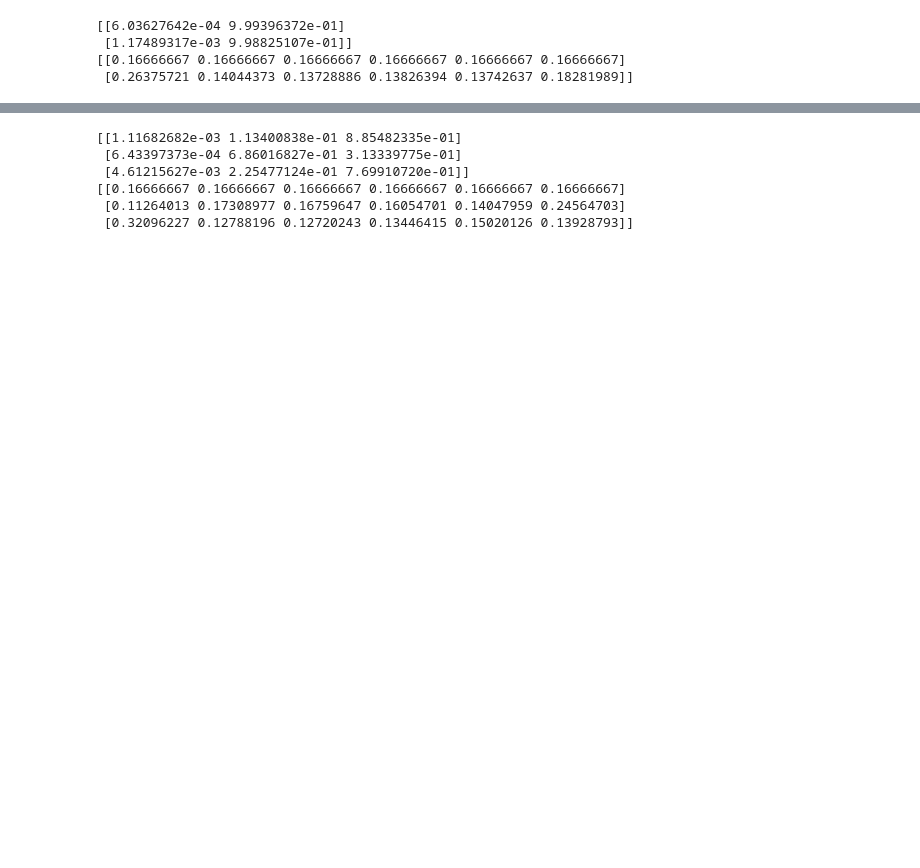
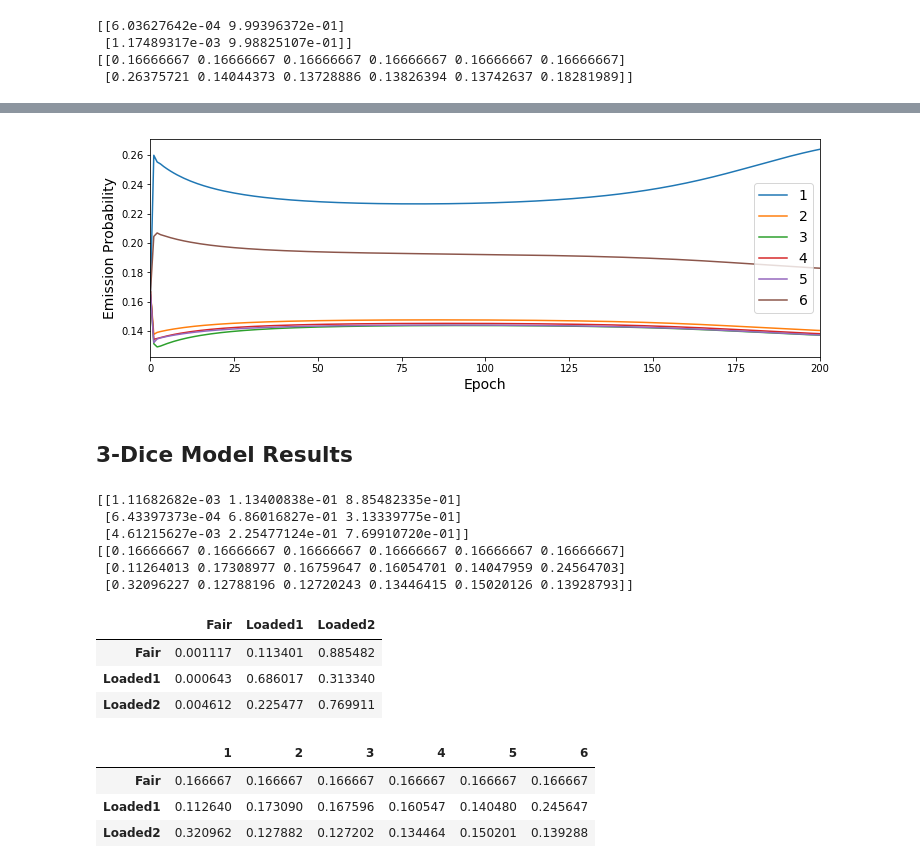
Before and after one commit to nyjgary/probabilistic-graphical-models, a Jupyter notebook: hwk2-hmm/hw2_code.ipynb, the cells around one changed output, grey strips where cells are left out. Drawn from its saved outputs; the diff is of its cells as text; code cells hidden in the pictures; blank space fills up the shorter version.

```diff
--- a/hwk2-hmm/hw2_code.ipynb
+++ b/hwk2-hmm/hw2_code.ipynb
@@ -156 +191,18 @@ print(model_2d.B)
+# %%
+eprob_2d = pd.DataFrame({
+    1: [v[1,0] for (k,v) in emission_probs_2d.items()],
+    2: [v[1,1] for (k,v) in emission_probs_2d.items()],
+    3: [v[1,2] for (k,v) in emission_probs_2d.items()],
+    4: [v[1,3] for (k,v) in emission_probs_2d.items()],
+    5: [v[1,4] for (k,v) in emission_probs_2d.items()],
+    6: [v[1,5] for (k,v) in emission_probs_2d.items()]})
+
+eprob_2d.plot(kind='line', figsize=(12,4))
+plt.ylabel('Emission Probability', fontsize=14)
+plt.xlabel('Epoch', fontsize=14)
+plt.legend(fontsize=14);
+# %% [output]
+[figure, added]
+# %% [markdown]
+## 3-Dice Model Results
 # %%
@@ -175,3 +227,19 @@ print(model_3d.B)
 [[0.16666667 0.16666667 0.16666667 0.16666667 0.16666667 0.16666667]
  [0.11264013 0.17308977 0.16759647 0.16054701 0.14047959 0.24564703]
  [0.32096227 0.12788196 0.12720243 0.13446415 0.15020126 0.13928793]]
+# %%
+# transition probabilities
+pd.DataFrame(model_3d.A, index=['Fair', 'Loaded1', 'Loaded2'], columns=['Fair', 'Loaded1', 'Loaded2'])
+# %% [output]
+|  | Fair | Loaded1 | Loaded2 |
+| Fair | 0.001117 | 0.113401 | 0.885482 |
+| Loaded1 | 0.000643 | 0.686017 | 0.313340 |
+| Loaded2 | 0.004612 | 0.225477 | 0.769911 |
+# %%
+# emission probabilities
+pd.DataFrame(model_3d.B, index=['Fair', 'Loaded1', 'Loaded2'], columns=np.arange(1,7))
+# %% [output]
+|  | 1 | 2 | 3 | 4 | 5 | 6 |
+| Fair | 0.166667 | 0.166667 | 0.166667 | 0.166667 | 0.166667 | 0.166667 |
+| Loaded1 | 0.112640 | 0.173090 | 0.167596 | 0.160547 | 0.140480 | 0.245647 |
+| Loaded2 | 0.320962 | 0.127882 | 0.127202 | 0.134464 | 0.150201 | 0.139288 |
```
Also changed, not shown: parts of 16 cells of this notebook.
